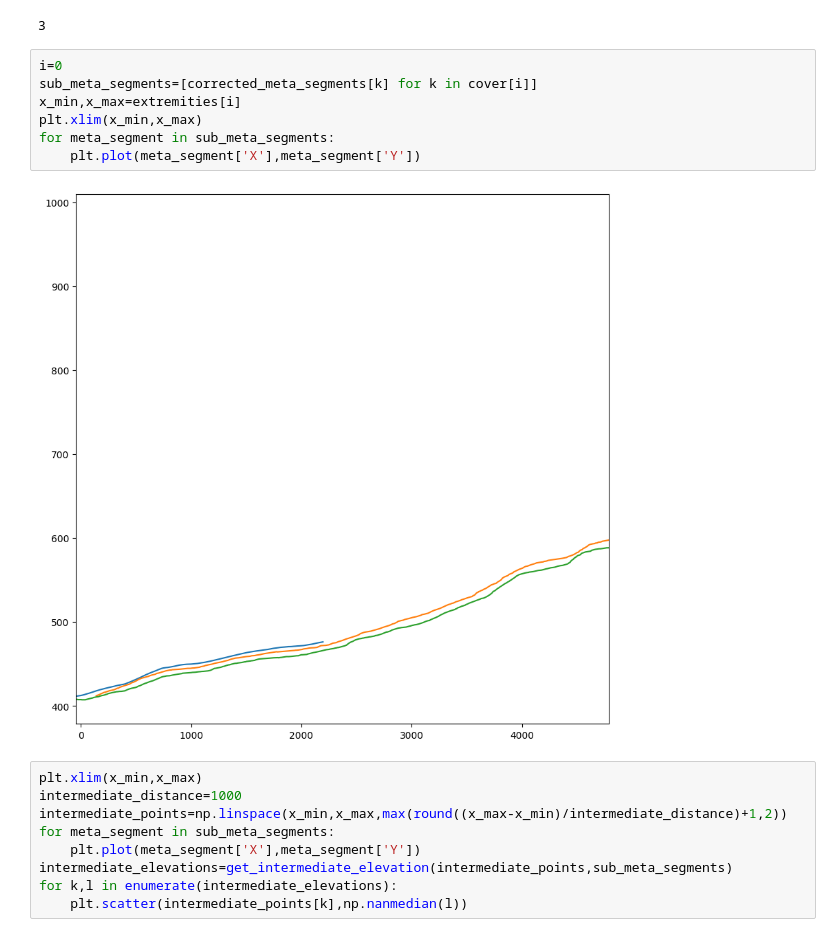
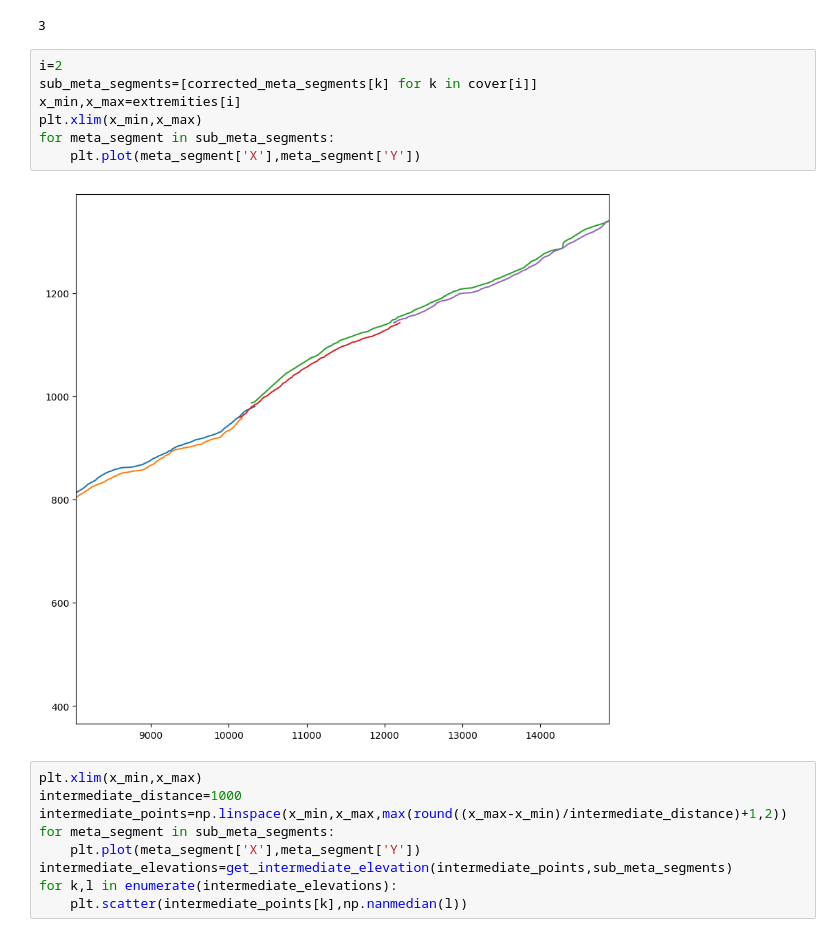
Before and after one commit to pierremennesson/garmin_elevation_process, a Jupyter notebook: edge_wise.ipynb, the cells around one changed output. Saved outputs shown, nothing was run; the diff lists cells and outputs as text.

```diff
--- a/edge_wise.ipynb
+++ b/edge_wise.ipynb
@@ -190,14 +190,14 @@ len(cover)
 # %% [output]
 3
 # %%
-i=0
+i=2
 sub_meta_segments=[corrected_meta_segments[k] for k in cover[i]]
 x_min,x_max=extremities[i]
 plt.xlim(x_min,x_max)
 for meta_segment in sub_meta_segments:
     plt.plot(meta_segment['X'],meta_segment['Y'])
 # %% [output]
-[figure, old version]
+[figure, new version]
 # %%
 plt.xlim(x_min,x_max)
 intermediate_distance=1000
```
Also changed, not shown: 5 other files.
